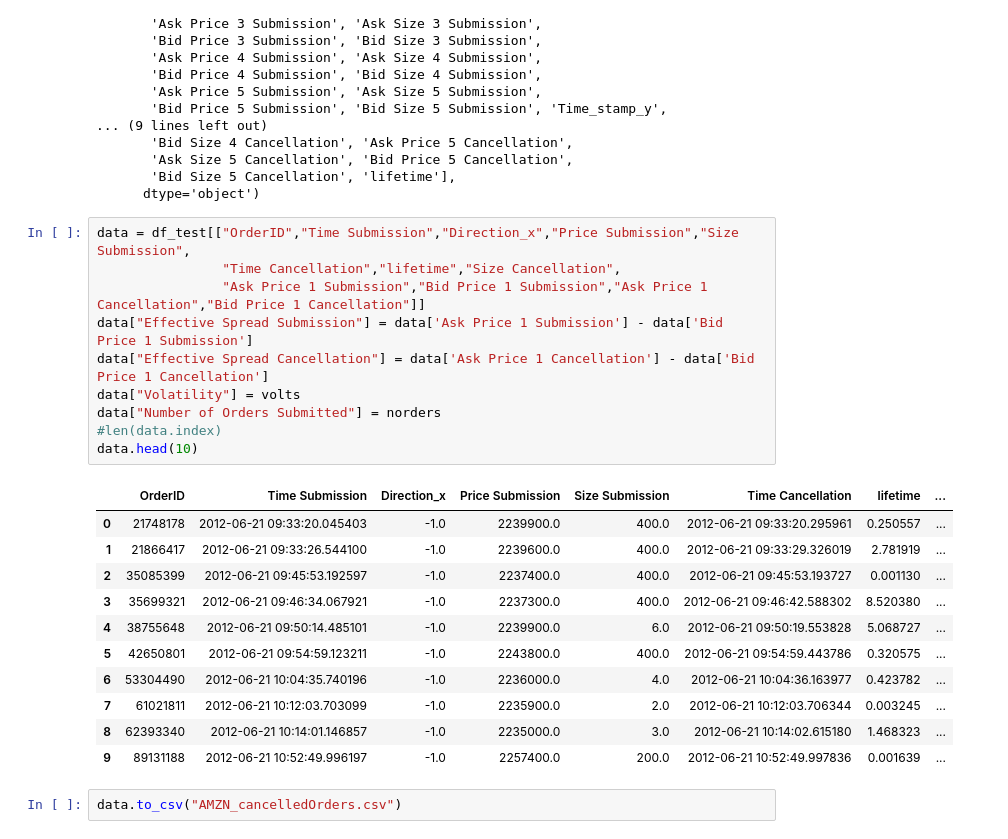
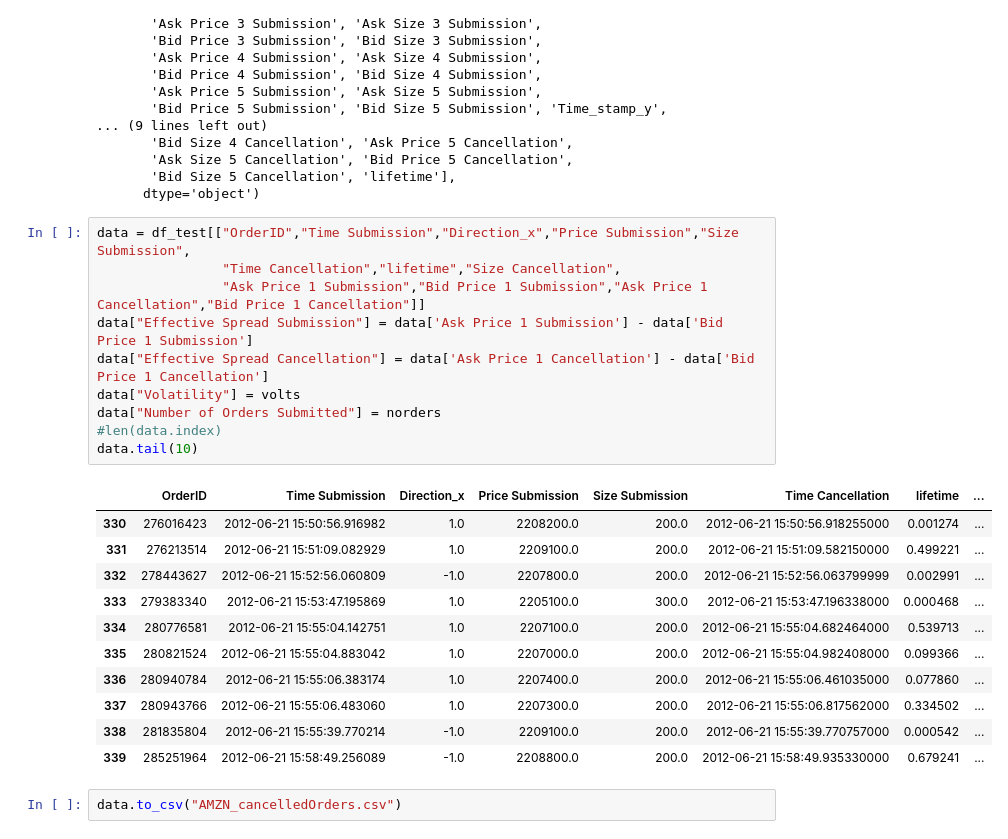
Before and after one commit to aaronLinLu/Capstone_IEOR2017, a Jupyter notebook: FinalProject/Project_v1.ipynb, the cells around one changed output. Cells and saved outputs as stored; diff of their text form.

```diff
--- a/FinalProject/Project_v1.ipynb
+++ b/FinalProject/Project_v1.ipynb
@@ -386,25 +386,25 @@ Index(['Time_stamp_x', 'Type_x', 'OrderID', 'Size Submission',
 # %%
 data = df_test[["OrderID","Time Submission","Direction_x","Price Submission","Size Submission",
                 "Time Cancellation","lifetime","Size Cancellation",
                 "Ask Price 1 Submission","Bid Price 1 Submission","Ask Price 1 Cancellation","Bid Price 1 Cancellation"]]
 data["Effective Spread Submission"] = data['Ask Price 1 Submission'] - data['Bid Price 1 Submission']
 data["Effective Spread Cancellation"] = data['Ask Price 1 Cancellation'] - data['Bid Price 1 Cancellation']
 data["Volatility"] = volts
 data["Number of Orders Submitted"] = norders
 #len(data.index)
-data.head(10)
+data.tail(10)
 # %% [output]
 |  | OrderID | Time Submission | Direction_x | Price Submission | Size Submission | Time Cancellation | lifetime | ... |
-| 0 | 21748178 | 2012-06-21 09:33:20.045403 | -1.0 | 2239900.0 | 400.0 | 2012-06-21 09:33:20.295961 | 0.250557 | ... |
-| 1 | 21866417 | 2012-06-21 09:33:26.544100 | -1.0 | 2239600.0 | 400.0 | 2012-06-21 09:33:29.326019 | 2.781919 | ... |
-| 2 | 35085399 | 2012-06-21 09:45:53.192597 | -1.0 | 2237400.0 | 400.0 | 2012-06-21 09:45:53.193727 | 0.001130 | ... |
-| 3 | 35699321 | 2012-06-21 09:46:34.067921 | -1.0 | 2237300.0 | 400.0 | 2012-06-21 09:46:42.588302 | 8.520380 | ... |
-| 4 | 38755648 | 2012-06-21 09:50:14.485101 | -1.0 | 2239900.0 | 6.0 | 2012-06-21 09:50:19.553828 | 5.068727 | ... |
-| 5 | 42650801 | 2012-06-21 09:54:59.123211 | -1.0 | 2243800.0 | 400.0 | 2012-06-21 09:54:59.443786 | 0.320575 | ... |
-| 6 | 53304490 | 2012-06-21 10:04:35.740196 | -1.0 | 2236000.0 | 4.0 | 2012-06-21 10:04:36.163977 | 0.423782 | ... |
-| 7 | 61021811 | 2012-06-21 10:12:03.703099 | -1.0 | 2235900.0 | 2.0 | 2012-06-21 10:12:03.706344 | 0.003245 | ... |
-| 8 | 62393340 | 2012-06-21 10:14:01.146857 | -1.0 | 2235000.0 | 3.0 | 2012-06-21 10:14:02.615180 | 1.468323 | ... |
-| 9 | 89131188 | 2012-06-21 10:52:49.996197 | -1.0 | 2257400.0 | 200.0 | 2012-06-21 10:52:49.997836 | 0.001639 | ... |
+| 330 | 276016423 | 2012-06-21 15:50:56.916982 | 1.0 | 2208200.0 | 200.0 | 2012-06-21 15:50:56.918255000 | 0.001274 | ... |
+| 331 | 276213514 | 2012-06-21 15:51:09.082929 | 1.0 | 2209100.0 | 200.0 | 2012-06-21 15:51:09.582150000 | 0.499221 | ... |
+| 332 | 278443627 | 2012-06-21 15:52:56.060809 | -1.0 | 2207800.0 | 200.0 | 2012-06-21 15:52:56.063799999 | 0.002991 | ... |
+| 333 | 279383340 | 2012-06-21 15:53:47.195869 | 1.0 | 2205100.0 | 300.0 | 2012-06-21 15:53:47.196338000 | 0.000468 | ... |
+| 334 | 280776581 | 2012-06-21 15:55:04.142751 | 1.0 | 2207100.0 | 200.0 | 2012-06-21 15:55:04.682464000 | 0.539713 | ... |
+| 335 | 280821524 | 2012-06-21 15:55:04.883042 | 1.0 | 2207000.0 | 200.0 | 2012-06-21 15:55:04.982408000 | 0.099366 | ... |
+| 336 | 280940784 | 2012-06-21 15:55:06.383174 | 1.0 | 2207400.0 | 200.0 | 2012-06-21 15:55:06.461035000 | 0.077860 | ... |
+| 337 | 280943766 | 2012-06-21 15:55:06.483060 | 1.0 | 2207300.0 | 200.0 | 2012-06-21 15:55:06.817562000 | 0.334502 | ... |
+| 338 | 281835804 | 2012-06-21 15:55:39.770214 | -1.0 | 2209100.0 | 200.0 | 2012-06-21 15:55:39.770757000 | 0.000542 | ... |
+| 339 | 285251964 | 2012-06-21 15:58:49.256089 | -1.0 | 2208800.0 | 200.0 | 2012-06-21 15:58:49.935330000 | 0.679241 | ... |
 # %%
 data.to_csv("AMZN_cancelledOrders.csv")
 # %%
```
Also changed, not shown: 5 other files.
